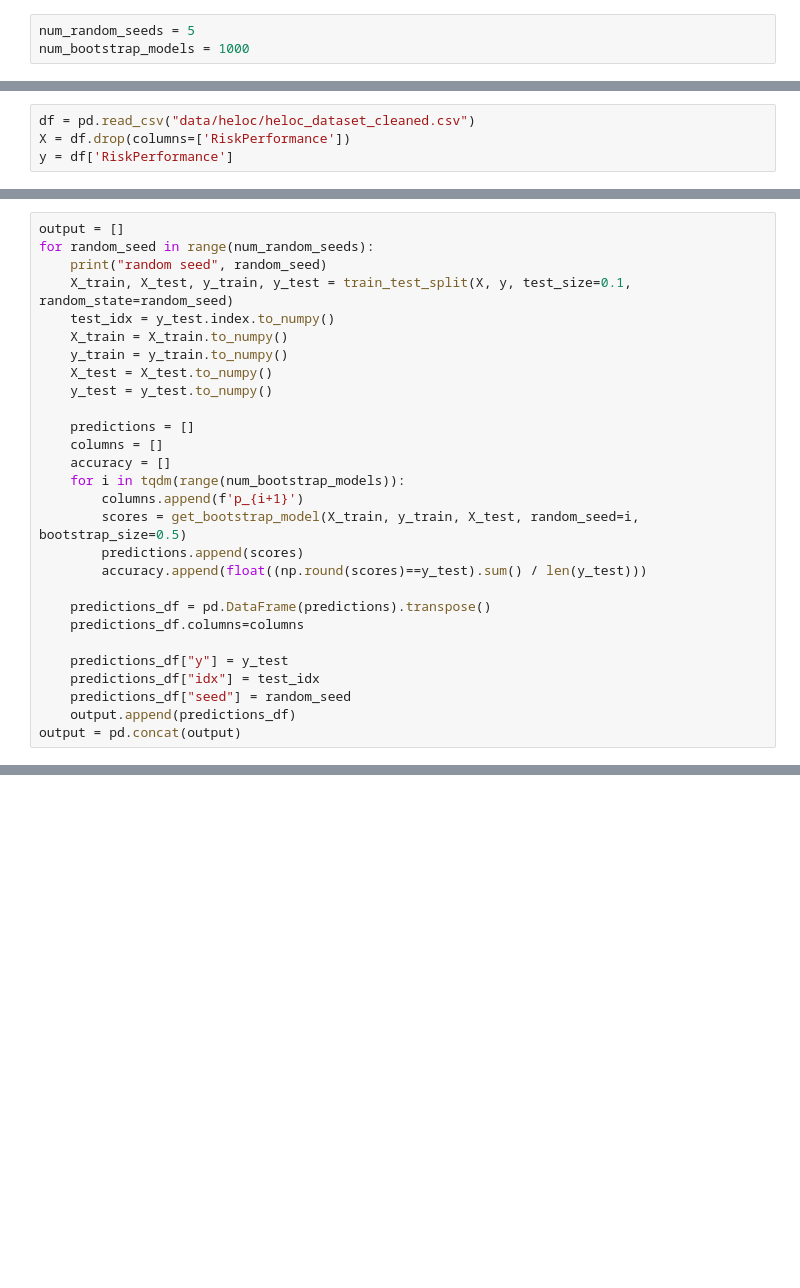
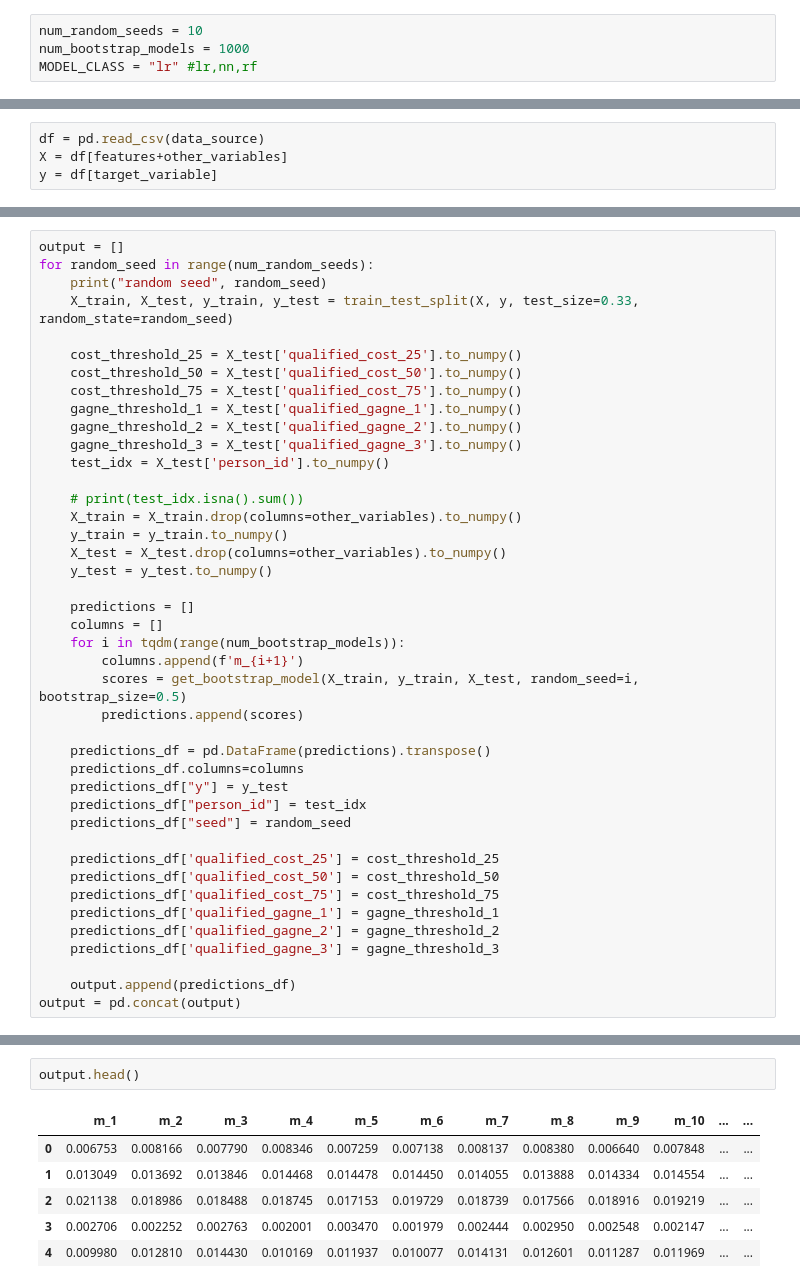
Before and after one commit to mqwangwa/rashomon, a Jupyter notebook: boostrap.ipynb, the cells around one changed output, grey strips where cells are left out. Drawn from its saved outputs; the diff is of its cells as text; blank space fills up the shorter version.

```diff
--- a/boostrap.ipynb
+++ b/boostrap.ipynb
@@ -8,3 +10,4 @@ from tqdm import tqdm
 # %%
-num_random_seeds = 5
+num_random_seeds = 10
 num_bootstrap_models = 1000
+MODEL_CLASS = "lr" #lr,nn,rf
@@ -11,7 +24,7 @@ num_bootstrap_models = 1000
 # %%
-df = pd.read_csv("data/heloc/heloc_dataset_cleaned.csv")
-X = df.drop(columns=['RiskPerformance'])
-y = df['RiskPerformance']
+df = pd.read_csv(data_source)
+X = df[features+other_variables]
+y = df[target_variable]
 # %%
 def get_bootstrap_model(X_train, y_train, X_test, random_seed, bootstrap_size=0.5):
     np.random.seed(random_seed)
@@ -25,28 +41,42 @@ def get_bootstrap_model(X_train, y_train, X_test, random_seed, bootstrap_size=0.
 output = []
 for random_seed in range(num_random_seeds):
     print("random seed", random_seed)
-    X_train, X_test, y_train, y_test = train_test_split(X, y, test_size=0.1, random_state=random_seed)
-    test_idx = y_test.index.to_numpy()
-    X_train = X_train.to_numpy()
+    X_train, X_test, y_train, y_test = train_test_split(X, y, test_size=0.33, random_state=random_seed)
+
+    cost_threshold_25 = X_test['qualified_cost_25'].to_numpy()
+    cost_threshold_50 = X_test['qualified_cost_50'].to_numpy()
+    cost_threshold_75 = X_test['qualified_cost_75'].to_numpy()
+    gagne_threshold_1 = X_test['qualified_gagne_1'].to_numpy()
+    gagne_threshold_2 = X_test['qualified_gagne_2'].to_numpy()
+    gagne_threshold_3 = X_test['qualified_gagne_3'].to_numpy()
+    test_idx = X_test['person_id'].to_numpy()
+
+    # print(test_idx.isna().sum())
+    X_train = X_train.drop(columns=other_variables).to_numpy()
     y_train = y_train.to_numpy()
-    X_test = X_test.to_numpy()
+    X_test = X_test.drop(columns=other_variables).to_numpy()
     y_test = y_test.to_numpy()
 
     predictions = []
     columns = []
-    accuracy = []
     for i in tqdm(range(num_bootstrap_models)):
-        columns.append(f'p_{i+1}')
+        columns.append(f'm_{i+1}')
         scores = get_bootstrap_model(X_train, y_train, X_test, random_seed=i, bootstrap_size=0.5)
         predictions.append(scores)
-        accuracy.append(float((np.round(scores)==y_test).sum() / len(y_test)))
 
     predictions_df = pd.DataFrame(predictions).transpose()
     predictions_df.columns=columns
+    predictions_df["y"] = y_test
+    predictions_df["person_id"] = test_idx
+    predictions_df["seed"] = random_seed
 
-    predictions_df["y"] = y_test
-    predictions_df["idx"] = test_idx
-    predictions_df["seed"] = random_seed
+    predictions_df['qualified_cost_25'] = cost_threshold_25
+    predictions_df['qualified_cost_50'] = cost_threshold_50
+    predictions_df['qualified_cost_75'] = cost_threshold_75
+    predictions_df['qualified_gagne_1'] = gagne_threshold_1
+    predictions_df['qualified_gagne_2'] = gagne_threshold_2
+    predictions_df['qualified_gagne_3'] = gagne_threshold_3
+
     output.append(predictions_df)
 output = pd.concat(output)
 # %% [output]
@@ -57,0 +93,9 @@ random seed 4
+# %%
+output.head()
+# %% [output]
+|  | m_1 | m_2 | m_3 | m_4 | m_5 | m_6 | m_7 | m_8 | m_9 | m_10 | ... | ... |
+| 0 | 0.006753 | 0.008166 | 0.007790 | 0.008346 | 0.007259 | 0.007138 | 0.008137 | 0.008380 | 0.006640 | 0.007848 | ... | ... |
+| 1 | 0.013049 | 0.013692 | 0.013846 | 0.014468 | 0.014478 | 0.014450 | 0.014055 | 0.013888 | 0.014334 | 0.014554 | ... | ... |
+| 2 | 0.021138 | 0.018986 | 0.018488 | 0.018745 | 0.017153 | 0.019729 | 0.018739 | 0.017566 | 0.018916 | 0.019219 | ... | ... |
+| 3 | 0.002706 | 0.002252 | 0.002763 | 0.002001 | 0.003470 | 0.001979 | 0.002444 | 0.002950 | 0.002548 | 0.002147 | ... | ... |
+| 4 | 0.009980 | 0.012810 | 0.014430 | 0.010169 | 0.011937 | 0.010077 | 0.014131 | 0.012601 | 0.011287 | 0.011969 | ... | ... |
```
Also changed, not shown: parts of 7 cells of this notebook, 8 other files.
